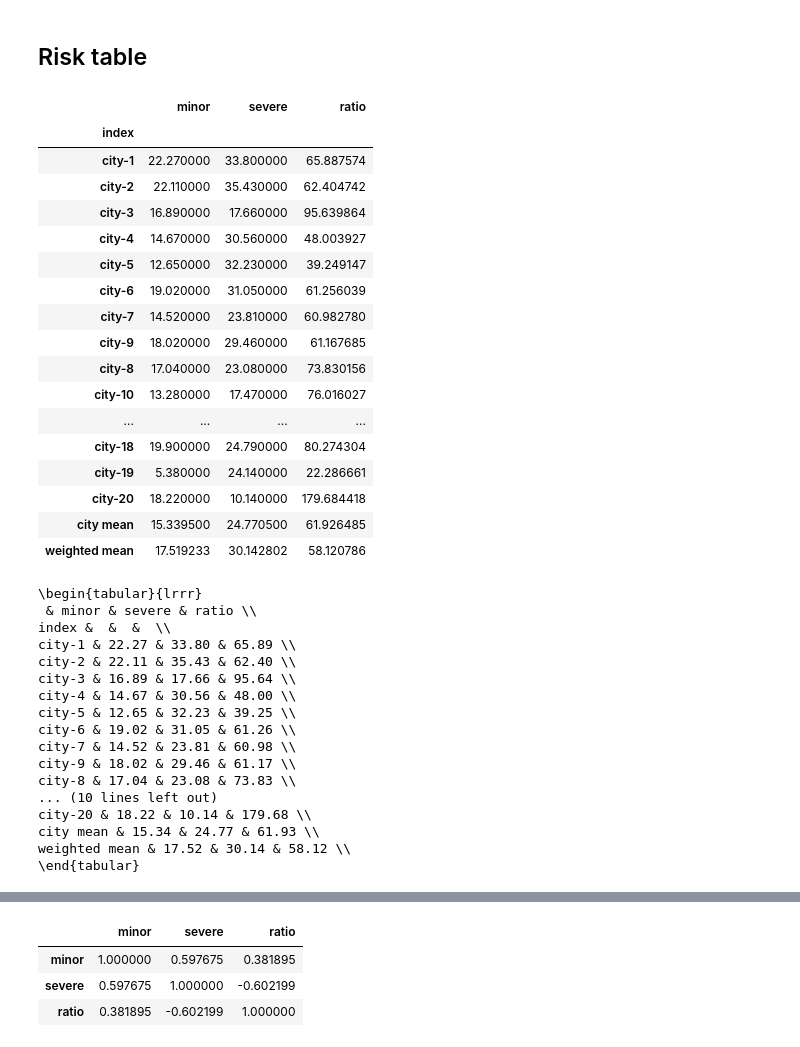
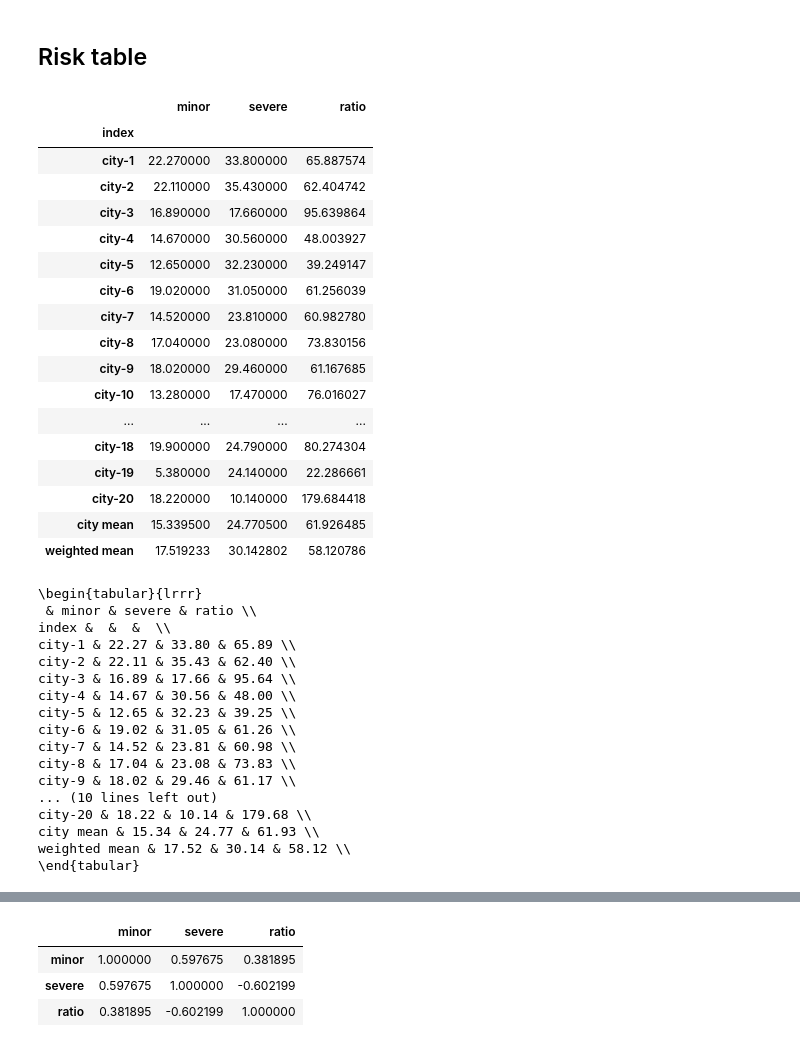
Before and after one commit to EliaMerran/road_accidents, a Jupyter notebook: theoretical_overview_latex.ipynb, the cells around one changed output, grey strips where cells are left out. Cells and saved outputs as stored; diff of their text form; code cells hidden in the pictures.

```diff
--- a/theoretical_overview_latex.ipynb
+++ b/theoretical_overview_latex.ipynb
@@ -282,6 +291,11 @@ cluster["severe"] = cluster.SVR + cluster.ISF
 if REMOVE_CITY_NAMES:
     cluster = cluster.join(city_codes.reset_index().set_index("city")).set_index("index")
 
+    def sort_f(index):
+        return [int(v.split("-")[1]) for v in index]
+
+    cluster.sort_index(inplace=True, ascending=True, key=sort_f)
+
 cluster.loc["total"]= cluster.sum()
 cluster = cluster["clusters minor severe SVR ISF ESV SAFE".split()]
 
@@ -335,31 +349,32 @@ total & 2771.00 & 2052.90 & 718.11 & 7.81 & 18.10 & 12.98 & 61.11 \\
 # %%
 risk = pd.read_csv(use_dir+"accident_clusters_statistics_by_city.csv", index_col="city", usecols="city severe_turnaround_probability consistent_severe_probability".split())
 risk.columns = ["minor", "severe"]
 
 
 if REMOVE_CITY_NAMES:
     risk = risk.join(city_codes.reset_index().set_index("city")).set_index("index")
+    risk.sort_index(inplace=True, ascending=True, key=sort_f)
 
 risk.loc["city mean"]= risk.mean()
 risk.loc["weighted mean"] = (100. * cluster.loc["total", "ESV"] / (cluster.loc["total", "ESV"] + cluster.loc["total", "SAFE"]), 100. * cluster.loc["total", "SVR"] / (cluster.loc["total", "SVR"] + cluster.loc["total", "ISF"]) )
 
 risk["ratio"] = 100. * risk.minor / risk.severe
 
 risk.fillna(0, inplace=True)
 
 risk
 # %% [output]
 |  | minor | severe | ratio |
 | index |  |  |  |
 | city-1 | 22.270000 | 33.800000 | 65.887574 |
 | city-2 | 22.110000 | 35.430000 | 62.404742 |
 | city-3 | 16.890000 | 17.660000 | 95.639864 |
 | city-4 | 14.670000 | 30.560000 | 48.003927 |
 | city-5 | 12.650000 | 32.230000 | 39.249147 |
 | city-6 | 19.020000 | 31.050000 | 61.256039 |
 | city-7 | 14.520000 | 23.810000 | 60.982780 |
+| city-8 | 17.040000 | 23.080000 | 73.830156 |
 | city-9 | 18.020000 | 29.460000 | 61.167685 |
-| city-8 | 17.040000 | 23.080000 | 73.830156 |
 | city-10 | 13.280000 | 17.470000 | 76.016027 |
 | ... | ... | ... | ... |
 | city-18 | 19.900000 | 24.790000 | 80.274304 |
@@ -380,8 +395,8 @@ city-4 & 14.67 & 30.56 & 48.00 \\
 city-5 & 12.65 & 32.23 & 39.25 \\
 city-6 & 19.02 & 31.05 & 61.26 \\
 city-7 & 14.52 & 23.81 & 60.98 \\
+city-8 & 17.04 & 23.08 & 73.83 \\
 city-9 & 18.02 & 29.46 & 61.17 \\
-city-8 & 17.04 & 23.08 & 73.83 \\
 ... (10 lines left out)
 city-20 & 18.22 & 10.14 & 179.68 \\
 city mean & 15.34 & 24.77 & 61.93 \\
```
Also changed, not shown: parts of 16 cells of this notebook.
